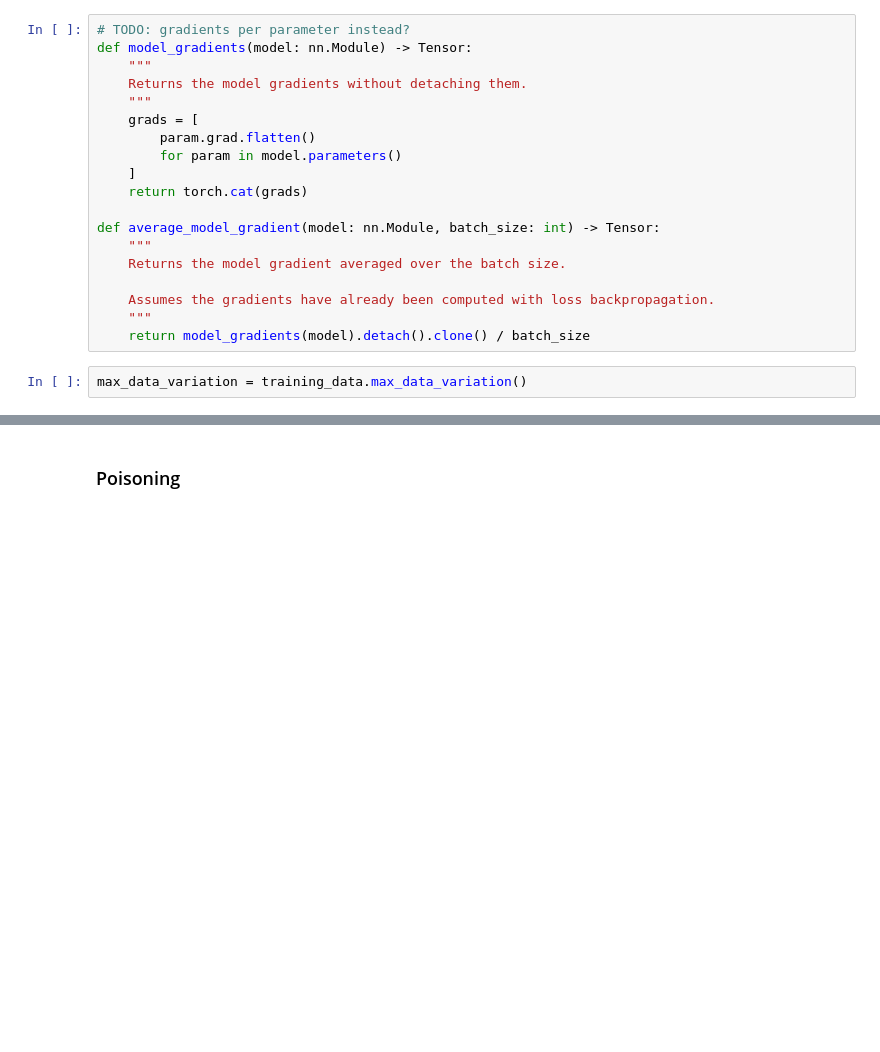
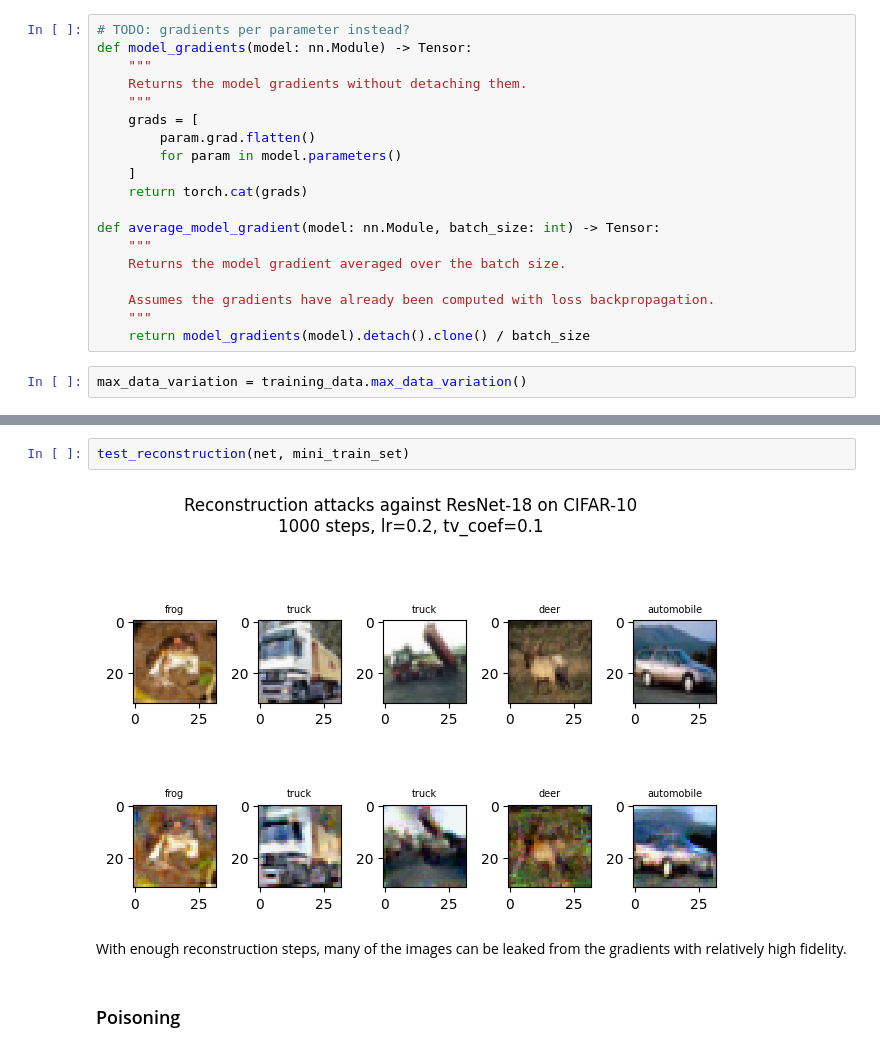
Before and after one commit to AI-Safety-X2023/playground, a Jupyter notebook: implementations/projects/poisoning/inverting_gradient_attack.ipynb, the cells around one changed output, grey strips where cells are left out. Saved outputs shown, nothing was run; the diff lists cells and outputs as text; blank space fills up the shorter version.

```diff
--- a/implementations/projects/poisoning/inverting_gradient_attack.ipynb
+++ b/implementations/projects/poisoning/inverting_gradient_attack.ipynb
@@ -307,3 +461,9 @@ def test_attack(
+# %%
+test_reconstruction(net, mini_train_set)
+# %% [output]
+[figure, added]
+# %% [markdown]
+With enough reconstruction steps, many of the images can be leaked from the gradients with relatively high fidelity.
 # %% [markdown]
 ### Poisoning
 # %%
```
Also changed, not shown: parts of 37 cells of this notebook, 2 other files.
